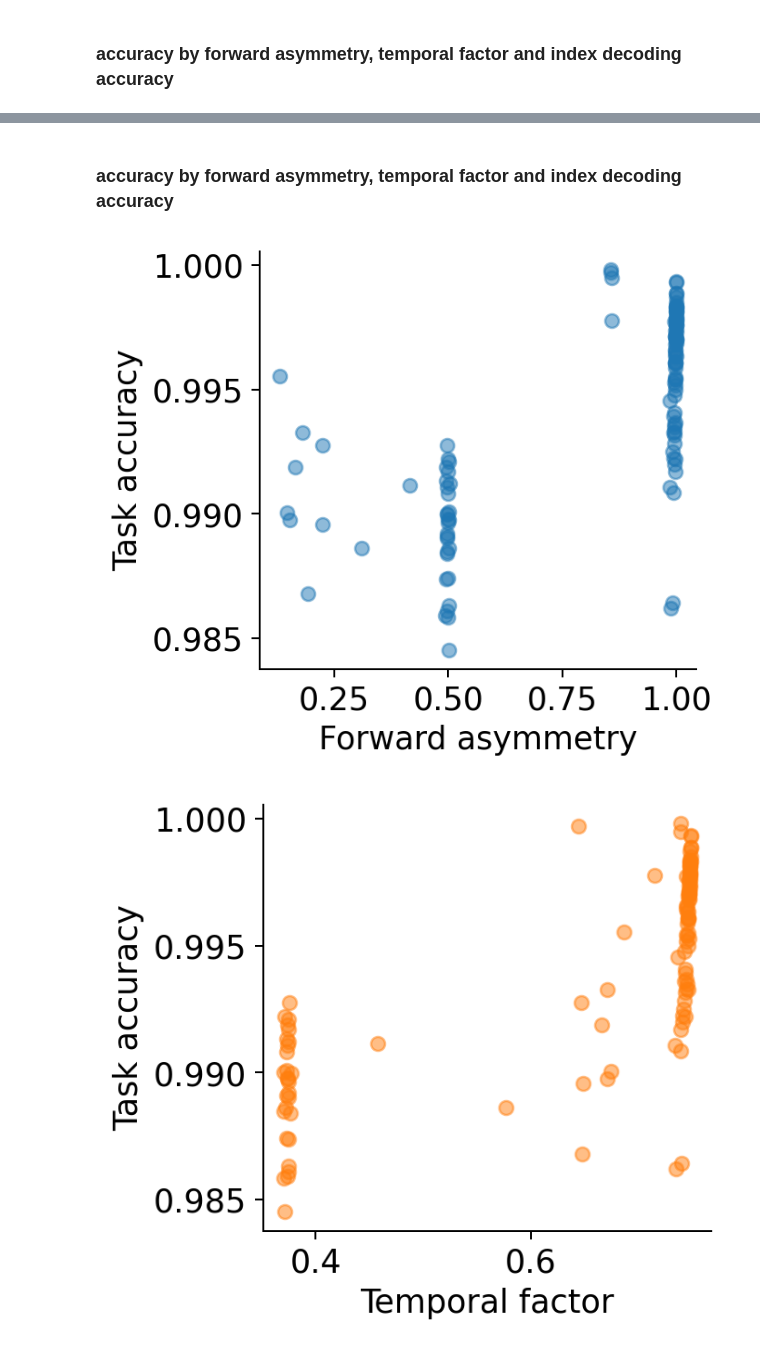
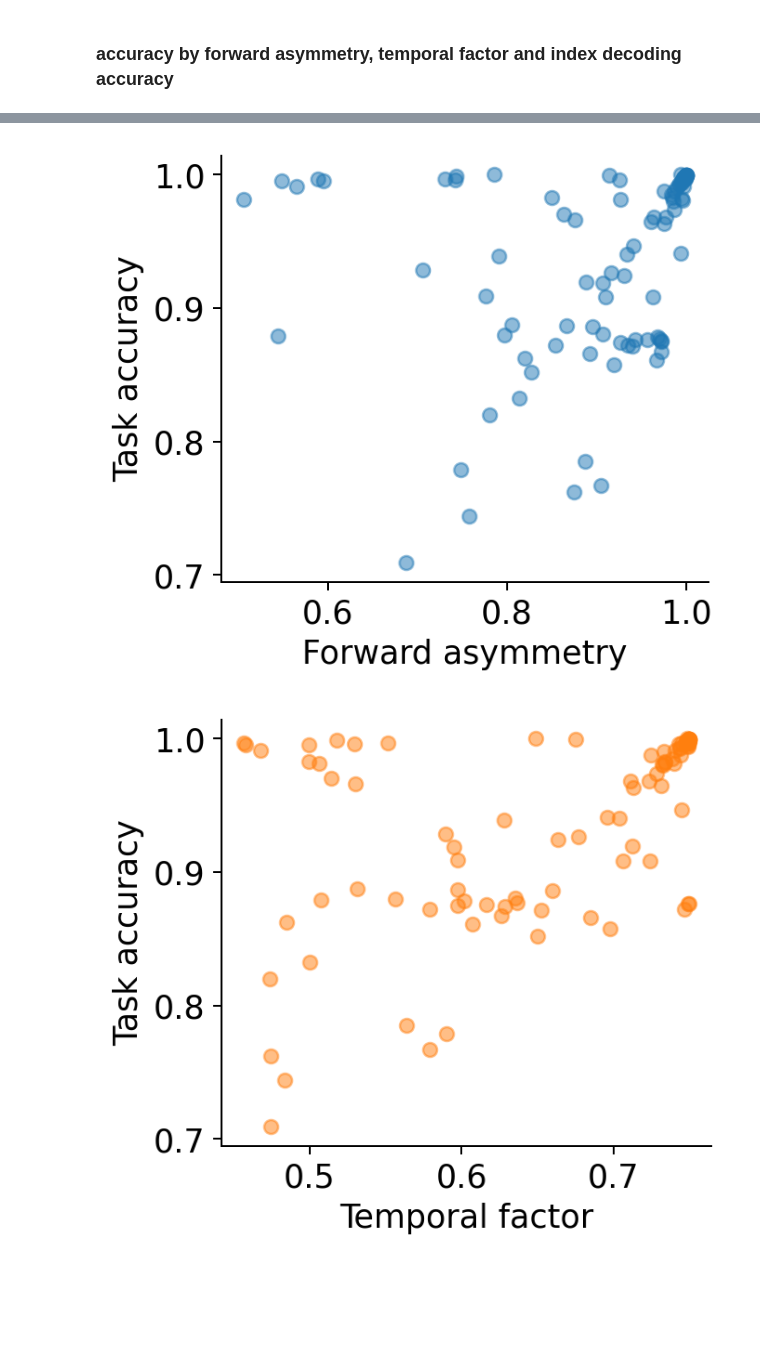
Before and after one commit to yunchen-hung/gru-li-model, a Jupyter notebook: analysis_fr_paper.ipynb, the cells around one changed output, grey strips where cells are left out. Saved outputs shown, nothing was run; the diff lists cells and outputs as text; code cells hidden in the pictures; blank space fills up the shorter version.

Commit message:
re-run previous experiments and make plots

```diff
--- a/analysis_fr_paper.ipynb
+++ b/analysis_fr_paper.ipynb
@@ -88,3 +170,5 @@ plt.show()
 # %% [markdown]
 ### plot the average accuracy, temporal factor, and forward asymmetry by temporal discount factor
+# %%
+df_tdf_fixed_eta = df_tdf[(df_tdf["pretrained"] == True) & (df_tdf["eta"] == 0.01) & (df_tdf["accuracy"] >= 0.7)]
 # %%
@@ -124,7 +206,8 @@ plot_mean_std(temporal_discount_factors, forward_asymmetry_mean_by_tdf, forward_
 # %%
 # decoding accuracy by temporal discount factor
-index_decoding_accuracy_encoding_phase_mean_by_tdf = df_tdf.groupby("temporal_discount_factor")["index_decoding_accuracy_encoding_phase"].mean()
-index_decoding_accuracy_encoding_phase_std_by_tdf = df_tdf.groupby("temporal_discount_factor")["index_decoding_accuracy_encoding_phase"].std()
+index_decoding_accuracy_encoding_phase_mean_by_tdf = df_tdf_fixed_eta.groupby("temporal_discount_factor")["index_decoding_accuracy_encoding_phase"].mean()
+index_decoding_accuracy_encoding_phase_std_by_tdf = df_tdf_fixed_eta.groupby("temporal_discount_factor")["index_decoding_accuracy_encoding_phase"].std()
+index_decoding_accuracy_encoding_phase_all = df_tdf_fixed_eta["index_decoding_accuracy_encoding_phase"]
 
 # item_decoding_accuracy_encoding_phase_mean_by_tdf = df_tdf.groupby("temporal_discount_factor")["item_decoding_accuracy_encoding_phase"].mean()
 # item_decoding_accuracy_encoding_phase_std_by_tdf = df_tdf.groupby("temporal_discount_factor")["item_decoding_accuracy_encoding_phase"].std()
@@ -132,8 +215,9 @@ index_decoding_accuracy_encoding_phase_std_by_tdf = df_tdf.groupby("temporal_dis
 # last_item_decoding_accuracy_encoding_phase_mean_by_tdf = df_tdf.groupby("temporal_discount_factor")["last_item_decoding_accuracy_encoding_phase"].mean()
 # last_item_decoding_accuracy_encoding_phase_std_by_tdf = df_tdf.groupby("temporal_discount_factor")["last_item_decoding_accuracy_encoding_phase"].std()
 
-# index_decoding_accuracy_recall_phase_mean_by_tdf = df_tdf.groupby("temporal_discount_factor")["index_decoding_accuracy_recall_phase"].mean()
-# index_decoding_accuracy_recall_phase_std_by_tdf = df_tdf.groupby("temporal_discount_factor")["index_decoding_accuracy_recall_phase"].std()
+index_decoding_accuracy_recall_phase_mean_by_tdf = df_tdf_fixed_eta.groupby("temporal_discount_factor")["index_decoding_accuracy_recall_phase"].mean()
+index_decoding_accuracy_recall_phase_std_by_tdf = df_tdf_fixed_eta.groupby("temporal_discount_factor")["index_decoding_accuracy_recall_phase"].std()
+index_decoding_accuracy_recall_phase_all = df_tdf_fixed_eta["index_decoding_accuracy_recall_phase"]
 
 # item_decoding_accuracy_recall_phase_mean_by_tdf = df_tdf.groupby("temporal_discount_factor")["item_decoding_accuracy_recall_phase"].mean()
 # item_decoding_accuracy_recall_phase_std_by_tdf = df_tdf.groupby("temporal_discount_factor")["item_decoding_accuracy_recall_phase"].std()
@@ -141,12 +225,18 @@ index_decoding_accuracy_encoding_phase_std_by_tdf = df_tdf.groupby("temporal_dis
 # last_item_decoding_accuracy_recall_phase_mean_by_tdf = df_tdf.groupby("temporal_discount_factor")["last_item_decoding_accuracy_recall_phase"].mean()
 # last_item_decoding_accuracy_recall_phase_std_by_tdf = df_tdf.groupby("temporal_discount_factor")["last_item_decoding_accuracy_recall_phase"].std()
 
+# mean over encoding and recall phase
+df_tdf_fixed_eta.loc[:, "index_decoding_accuracy"] = (df_tdf_fixed_eta["index_decoding_accuracy_encoding_phase"] + df_tdf_fixed_eta["index_decoding_accuracy_recall_phase"]) / 2
+index_decoding_accuracy_mean_by_tdf = df_tdf_fixed_eta.groupby("temporal_discount_factor")["index_decoding_accuracy"].mean()
+index_decoding_accuracy_std_by_tdf = df_tdf_fixed_eta.groupby("temporal_discount_factor")["index_decoding_accuracy"].std()
+index_decoding_accuracy_all = df_tdf_fixed_eta["index_decoding_accuracy"]
 
-plot_mean_std(temporal_discount_factors, index_decoding_accuracy_encoding_phase_mean_by_tdf, index_decoding_accuracy_encoding_phase_std_by_tdf, "Temporal discount factor", "Index decoding accuracy", color='tab:green')
-# plot_mean_std(temporal_discount_factors, index_decoding_accuracy_encoding_phase_mean_by_tdf, index_decoding_accuracy_encoding_phase_std_by_tdf, "Temporal discount factor", "Index decoding accuracy\n(encoding phase)", color='tab:green')
-# plot_mean_std(temporal_discount_factors, item_decoding_accuracy_encoding_phase_mean_by_tdf, item_decoding_accuracy_encoding_phase_std_by_tdf, "Temporal discount factor", "Item decoding accuracy\n(encoding phase)")
-# plot_mean_std(temporal_discount_factors, last_item_decoding_accuracy_encoding_phase_mean_by_tdf, last_item_decoding_accuracy_encoding_phase_std_by_tdf, "Temporal discount factor", "Last item decoding accuracy\n(encoding phase)")
 
-# plot_mean_std(temporal_discount_factors, index_decoding_accuracy_recall_phase_mean_by_tdf, index_decoding_accuracy_recall_phase_std_by_tdf, "Temporal discount factor", "Index decoding accuracy\n(recall phase)")
-# plot_mean_std(temporal_discount_factors, item_decoding_accuracy_recall_phase_mean_by_tdf, item_decoding_accuracy_recall_phase_std_by_tdf, "Temporal discount factor", "Item decoding accuracy\n(recall phase)")
-# plot_mean_std(temporal_discount_factors, last_item_decoding_accuracy_recall_phase_mean_by_tdf, last_item_decoding_accuracy_recall_phase_std_by_tdf, "Temporal discount factor", "Last item decoding accuracy\n(recall phase)")
+# plot_mean_std_scatter(temporal_discount_factors, index_decoding_accuracy_encoding_phase_mean_by_tdf, index_decoding_accuracy_encoding_phase_std_by_tdf,
+#                       tdf_all, index_decoding_accuracy_encoding_phase_all, "Temporal discount factor", "Index decoding accuracy", color='tab:green')
+
+# plot_mean_std_scatter(temporal_discount_factors, index_decoding_accuracy_recall_phase_mean_by_tdf, index_decoding_accuracy_recall_phase_std_by_tdf,
+#                       tdf_all, index_decoding_accuracy_recall_phase_all, "Temporal discount factor", "Index decoding accuracy", color='tab:green')
+
+plot_mean_std_scatter(temporal_discount_factors, index_decoding_accuracy_mean_by_tdf, index_decoding_accuracy_std_by_tdf,
+                      tdf_all, index_decoding_accuracy_all, "Temporal discount factor", "Index decoding accuracy", color='tab:green')
@@ -238,9 +245,10 @@ df_noise.head()
-# %% [markdown]
-### accuracy by forward asymmetry, temporal factor and index decoding accuracy
 # %%
-plot_scatter(df_noise["forward_asymmetry"], df_noise["accuracy"], "Forward asymmetry", "Task accuracy", color='tab:blue')
-plot_scatter(df_noise["temporal_factor"], df_noise["accuracy"], "Temporal factor", "Task accuracy", color='tab:orange')
-plot_scatter(df_noise["index_decoding_accuracy_encoding_phase"], df_noise["accuracy"], "Index decoding accuracy", "Task accuracy", color='tab:green')
+df_tdf_fixed_eta_filtered = df_tdf_fixed_eta[df_tdf_fixed_eta["temporal_factor"] >= 0.45]
+
+
+plot_scatter(df_tdf_fixed_eta_filtered["forward_asymmetry"], df_tdf_fixed_eta_filtered["accuracy"], "Forward asymmetry", "Task accuracy", color='tab:blue')
+plot_scatter(df_tdf_fixed_eta_filtered["temporal_factor"], df_tdf_fixed_eta_filtered["accuracy"], "Temporal factor", "Task accuracy", color='tab:orange')
+# plot_scatter(df_tdf_fixed_eta_filtered["index_decoding_accuracy_encoding_phase"], df_tdf_fixed_eta_filtered["accuracy"], "Index decoding accuracy", "Task accuracy", color='tab:green')
 # %% [output]
-[figure, old version]
+[figure, new version]
-[figure, old version]
+[figure, new version]
```
Also changed, not shown: parts of 28 cells of this notebook, 40 other files.
